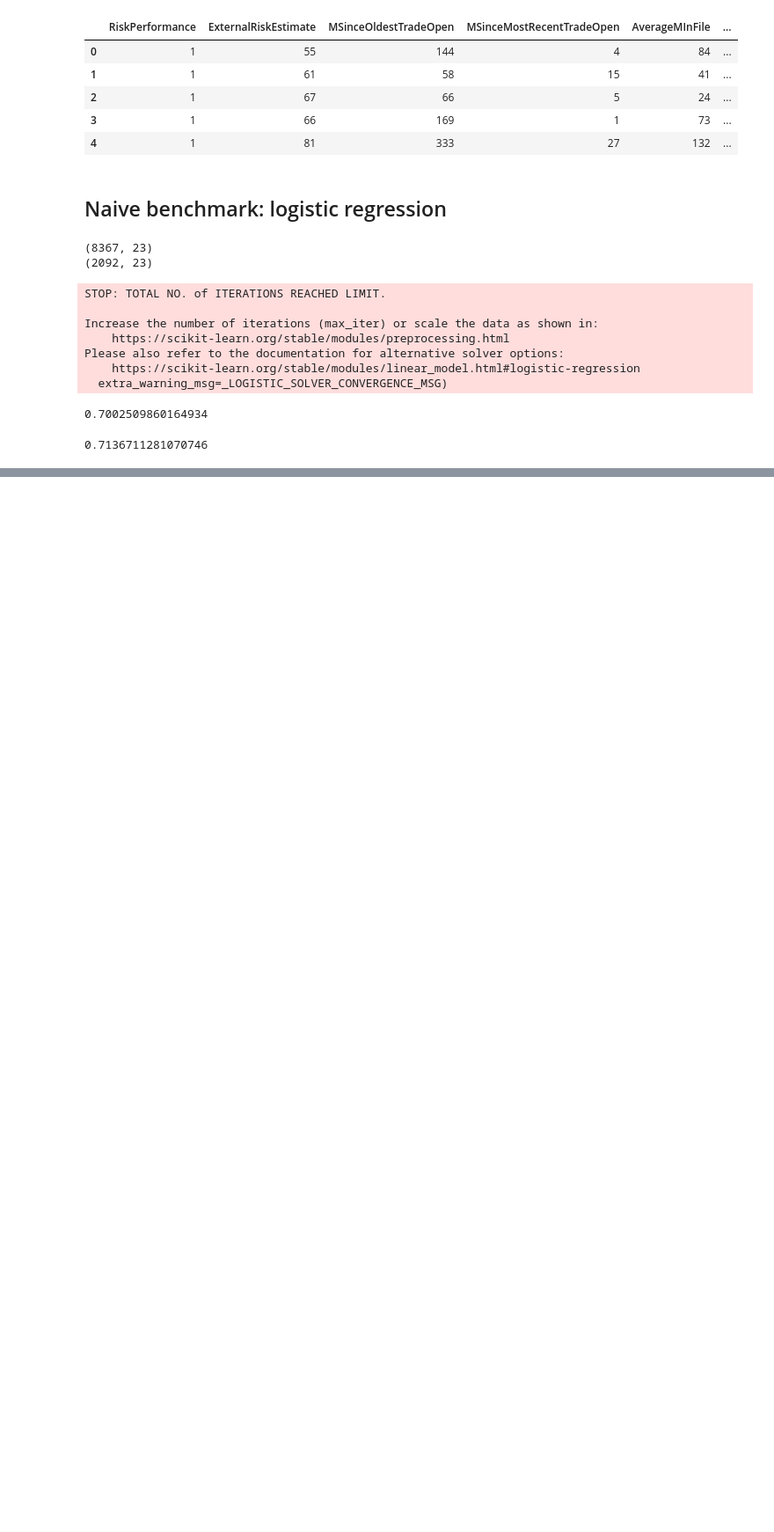
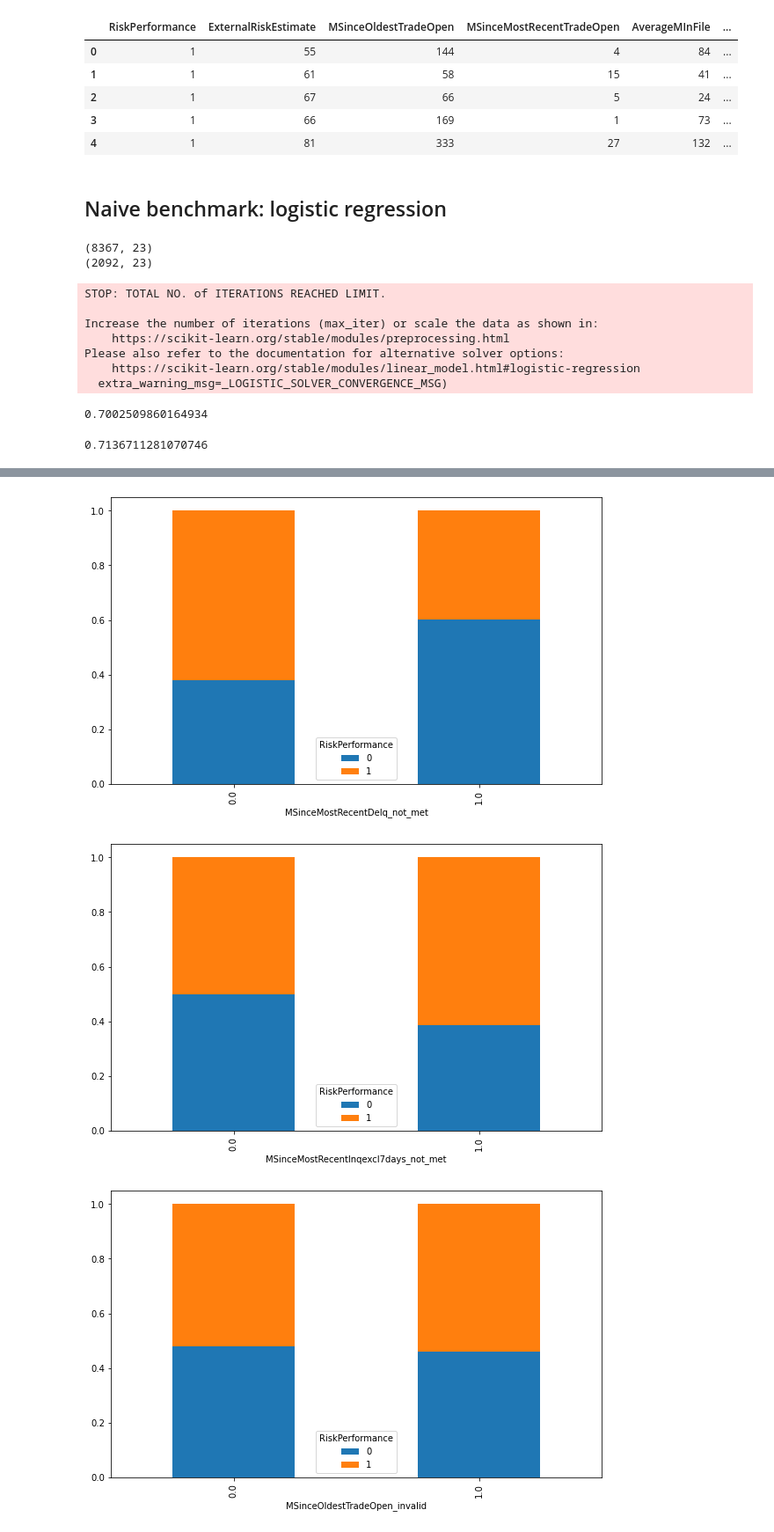
Before and after one commit to felixpeters/ethical-ai-tooling, a Jupyter notebook: nbs/01_Credit_Scoring_Models.ipynb, the cells around one changed output, grey strips where cells are left out. Shown at 88% size. Cells and saved outputs as stored; diff of their text form; code cells hidden in the pictures; blank space fills up the shorter version.

```diff
--- a/nbs/01_Credit_Scoring_Models.ipynb
+++ b/nbs/01_Credit_Scoring_Models.ipynb
@@ -117,0 +266,11 @@ log_reg.score(X_test, y_test)
+# %%
+for col in X.columns[(raw.shape[1]-1):]:
+    df = proc.groupby([col, 'RiskPerformance']).size().unstack()
+    df['total'] = df.sum(axis=1)
+    df = df.div(df.total, axis=0).drop(columns=['total'])
+    df.plot(kind='bar', stacked=True, figsize=(10,6))
+    plt.show()
+# %% [output]
+[figure, added]
+[figure, added]
+[figure, added]
```
Also changed, not shown: parts of 21 cells of this notebook.
